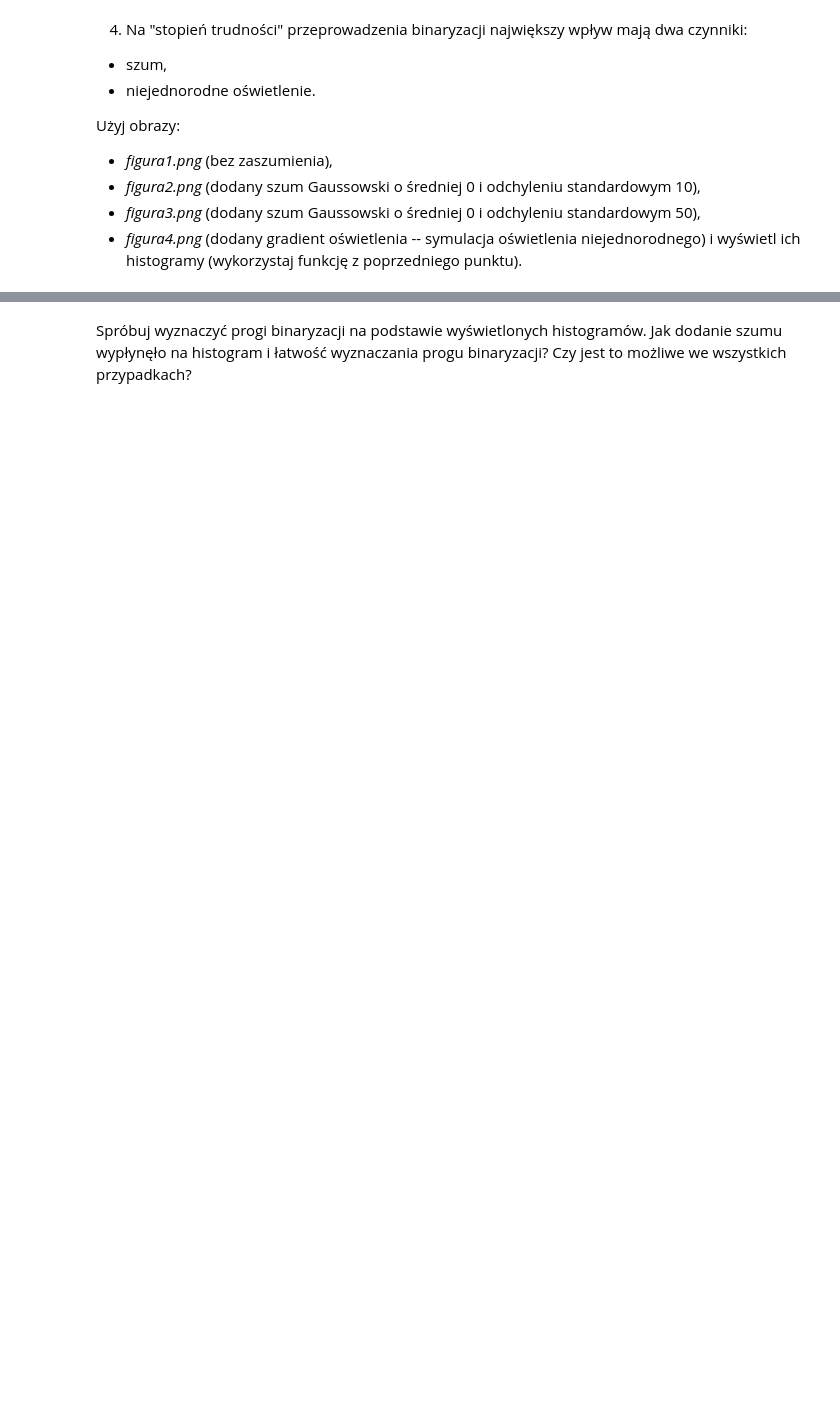
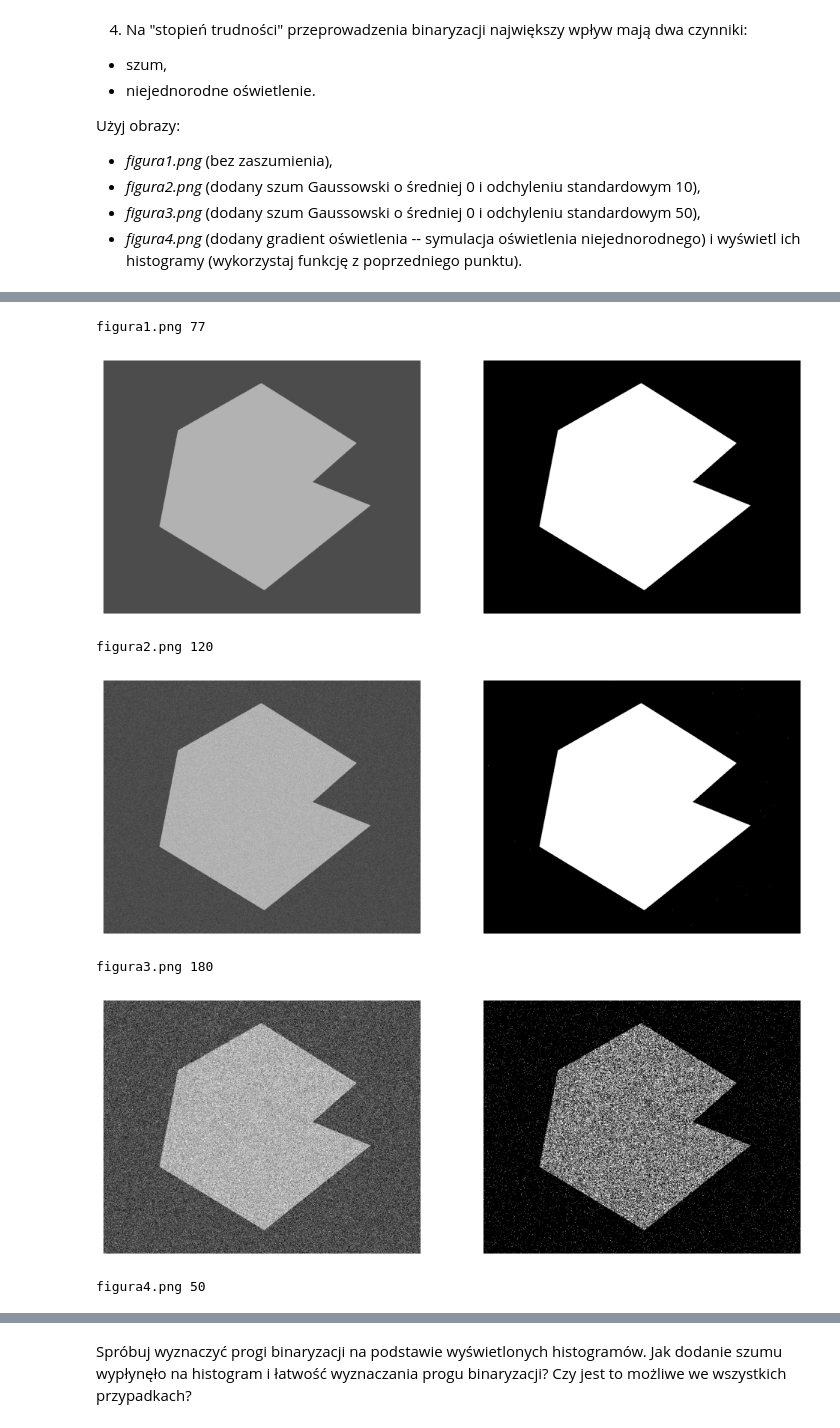
Before and after one commit to Szaroslav/introduction-to-digital-image-processing-agh-cs-course, a Jupyter notebook: lab4/lab4.ipynb, the cells around one changed output, grey strips where cells are left out. Cells and saved outputs as stored; diff of their text form; code cells hidden in the pictures; blank space fills up the shorter version.

```diff
--- a/lab4/lab4.ipynb
+++ b/lab4/lab4.ipynb
@@ -78,0 +130,15 @@ Użyj obrazy:
+# %%
+binarization_thresholds = [77, 120, 180, 50]
+
+for filename, threshold in zip(filenames, binarization_thresholds):
+  print(filename, threshold)
+  image = cv2.imread(filename, cv2.IMREAD_GRAYSCALE)
+  binarize(image, threshold)
+# %% [output]
+figura1.png 77
+[figure, added]
+figura2.png 120
+[figure, added]
+figura3.png 180
+[figure, added]
+figura4.png 50
```
Also changed, not shown: parts of 8 cells of this notebook, 1 other file.
